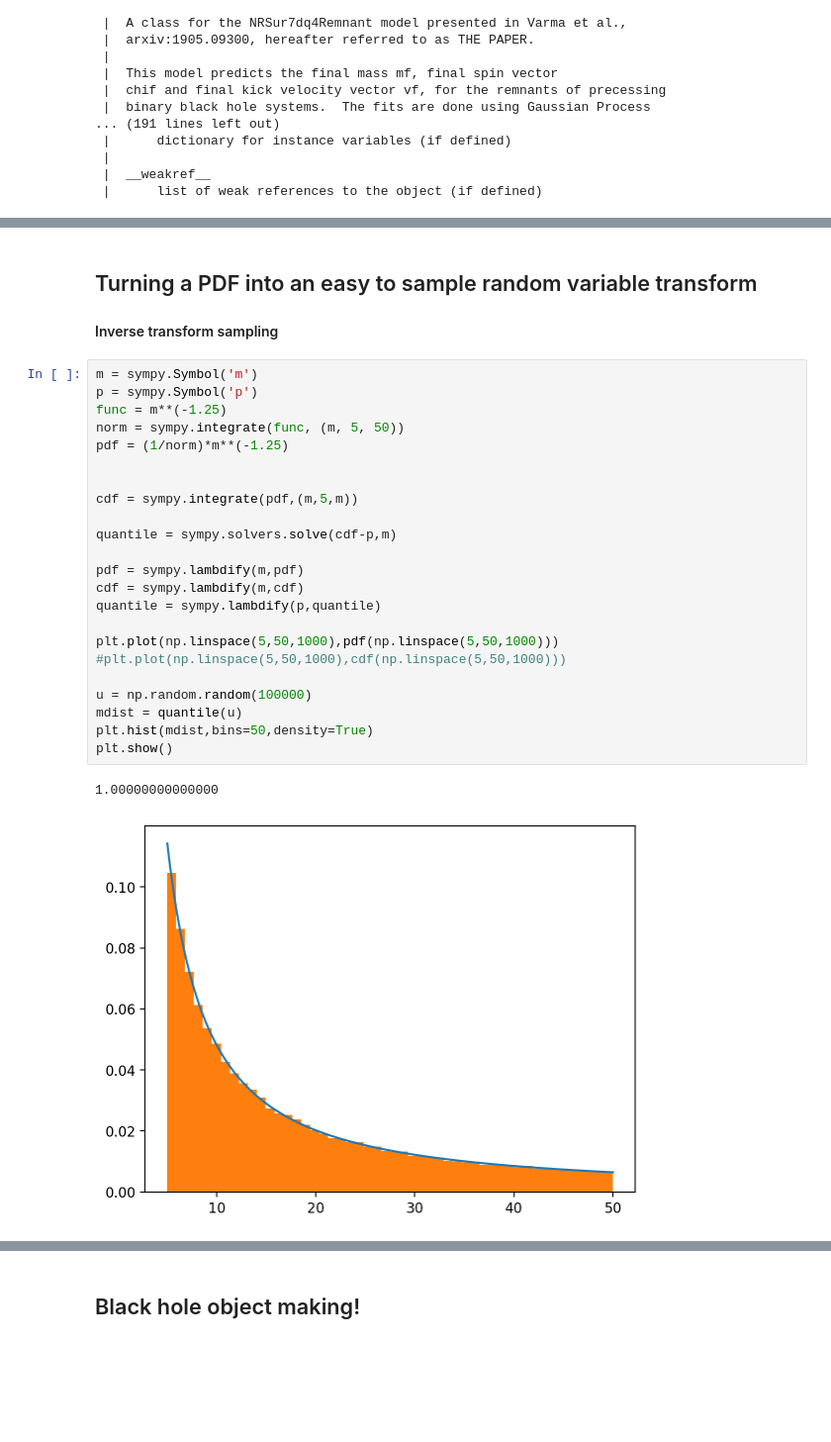
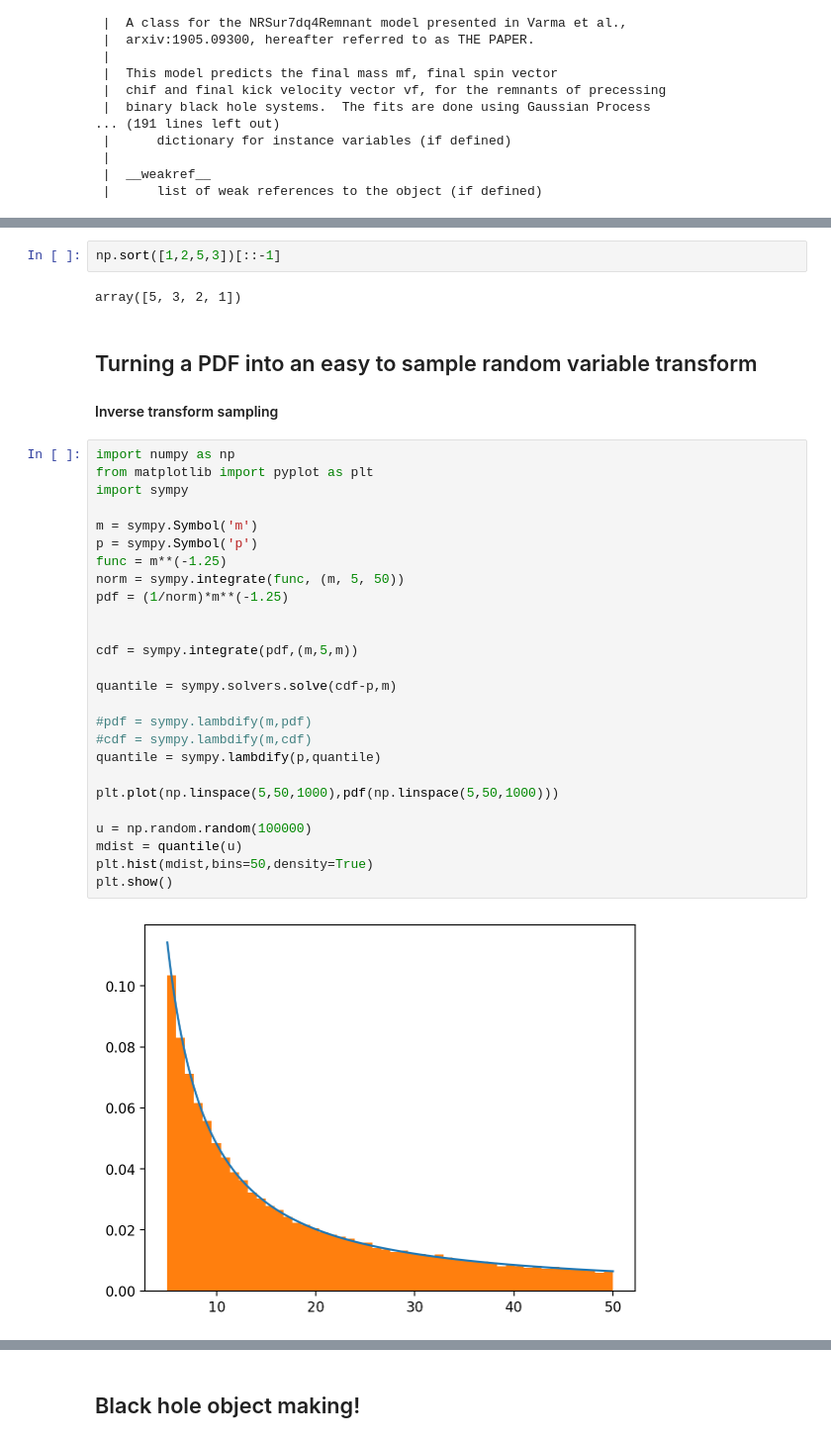
Before and after one commit to GersbachKa/BBH-kick-sim, a Jupyter notebook: [K]TestingSurfinBH.ipynb, the cells around one changed output, grey strips where cells are left out. Shown at 99% size. Cells and saved outputs as stored; diff of their text form; blank space fills up the shorter version.

```diff
--- a/[K]TestingSurfinBH.ipynb
+++ b/[K]TestingSurfinBH.ipynb
@@ -50,29 +62,35 @@ class Fit7dq4(surfinBH.surfinBH.SurFinBH)
+# %%
+np.sort([1,2,5,3])[::-1]
+# %% [output]
+array([5, 3, 2, 1])
 # %% [markdown]
 ## Turning a PDF into an easy to sample random variable transform
 #### Inverse transform sampling
 # %%
+import numpy as np
+from matplotlib import pyplot as plt
+import sympy
+
 m = sympy.Symbol('m')
 p = sympy.Symbol('p')
 func = m**(-1.25)
 norm = sympy.integrate(func, (m, 5, 50))
 pdf = (1/norm)*m**(-1.25)
 
 
 cdf = sympy.integrate(pdf,(m,5,m))
 
 quantile = sympy.solvers.solve(cdf-p,m)
 
-pdf = sympy.lambdify(m,pdf)
-cdf = sympy.lambdify(m,cdf)
+#pdf = sympy.lambdify(m,pdf)
+#cdf = sympy.lambdify(m,cdf)
 quantile = sympy.lambdify(p,quantile)
 
 plt.plot(np.linspace(5,50,1000),pdf(np.linspace(5,50,1000)))
-#plt.plot(np.linspace(5,50,1000),cdf(np.linspace(5,50,1000)))
 
 u = np.random.random(100000)
 mdist = quantile(u)
 plt.hist(mdist,bins=50,density=True)
 plt.show()
 # %% [output]
-1.00000000000000
-[figure, old version]
+[figure, new version]
```
Also changed, not shown: parts of 8 cells of this notebook, 4 other files.
